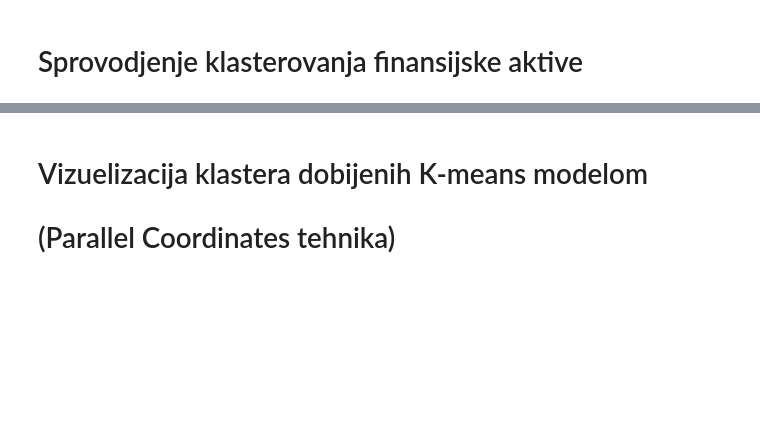
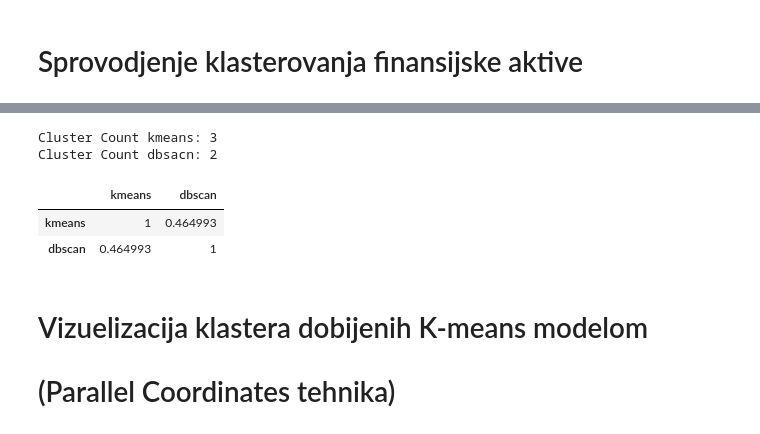
Before and after one commit to AI-PROJECTS-ORGANIZATION/Klasterovanje-finansijske-aktive, a Jupyter notebook: Klasterovanje finansijske aktive.ipynb, the cells around one changed output, grey strips where cells are left out. Drawn from its saved outputs; the diff is of its cells as text; code cells hidden in the pictures; blank space fills up the shorter version.

Commit message:
adjusted rand index

```diff
--- a/Klasterovanje finansijske aktive.ipynb
+++ b/Klasterovanje finansijske aktive.ipynb
@@ -429,3 +409,43 @@ dnevni_portfolio
+# %%
+kmeans = KMeans(n_clusters=3)
+clusters_kmeans = kmeans.fit_predict(dnevni_portfolio_scaled)
+print("Cluster Count kmeans: %s" % len(np.unique(clusters_kmeans)))
+
+dbscan = DBSCAN(eps=3, min_samples = 6)
+clusters_dbscan = dbscan.fit_predict(dnevni_portfolio_scaled)
+print("Cluster Count dbsacn: %s" % len(np.unique(clusters_dbscan)))
+
+modeli = {"kmeans":clusters_kmeans,"dbscan":clusters_dbscan}
+rows = []
+cols = []
+for m in modeli:
+    rows.append(m)
+cols = rows.copy()
+
+df = pd.DataFrame( index=rows, columns=cols)
+koef = []
+for model1 in modeli:
+    for model2 in modeli:
+        koef.append(adjusted_rand_score(modeli[model1],modeli[model2]))
+
+
+brojac = 0
+
+for i in range(len(rows)):
+    for j in range(len(cols)):
+        df.iat[i,j]= koef[brojac]
+        brojac += 1
+
+
+
+
+df.style.background_gradient(cmap='Blues')
+# %% [output]
+Cluster Count kmeans: 3
+Cluster Count dbsacn: 2
+|  | kmeans | dbscan |
+| kmeans | 1 | 0.464993 |
+| dbscan | 0.464993 | 1 |
 # %% [markdown]
 # Vizuelizacija klastera dobijenih K-means modelom
 # (Parallel Coordinates tehnika)
```
Also changed, not shown: parts of 2 cells of this notebook.
